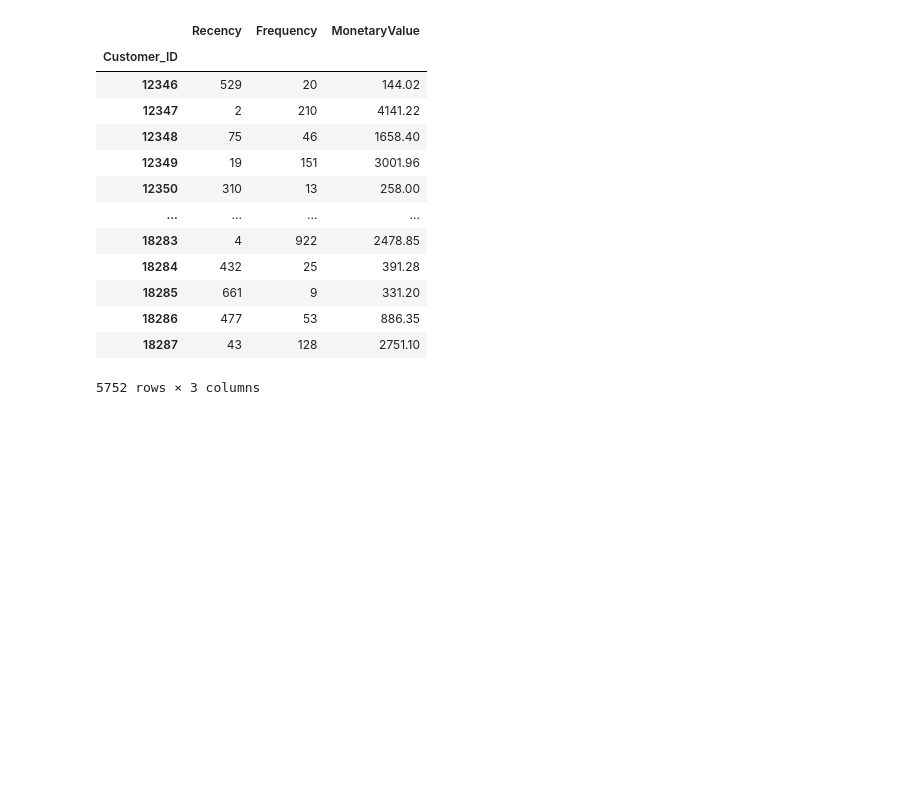
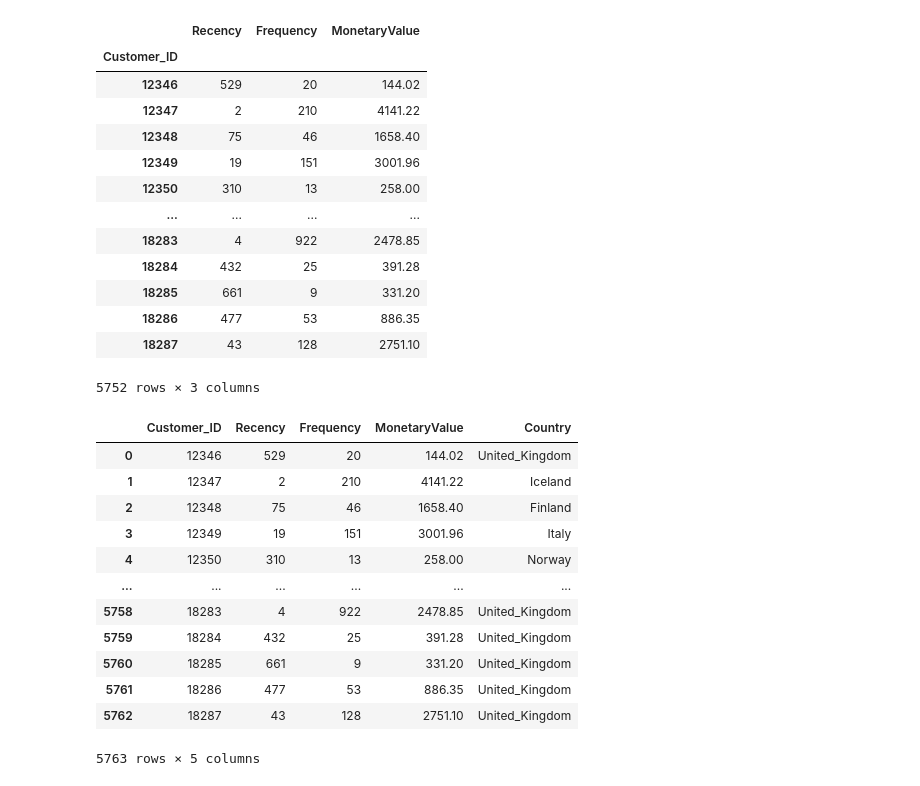
Before and after one commit to DonzerHD/Segmentation_Client, a Jupyter notebook: Notebooks/Partie_1_Segmentation_et_Visualisation/RFM.ipynb, the cells around one changed output. Drawn from its saved outputs; the diff is of its cells as text; code cells hidden in the pictures; blank space fills up the shorter version.

```diff
--- a/Notebooks/Partie_1_Segmentation_et_Visualisation/RFM.ipynb
+++ b/Notebooks/Partie_1_Segmentation_et_Visualisation/RFM.ipynb
@@ -80,6 +80,29 @@ rfm
 | 18286 | 477 | 53 | 886.35 |
 | 18287 | 43 | 128 | 2751.10 |
 5752 rows × 3 columns
+# %%
+# ajoute les country pour chaque customer_id
+df_country = df[['Customer_ID', 'Country']].drop_duplicates()
+
+# Merge the two dataframes
+rfm = pd.merge(rfm, df_country, on='Customer_ID')
+
+# Display the first few rows of the data
+rfm
+# %% [output]
+|  | Customer_ID | Recency | Frequency | MonetaryValue | Country |
+| 0 | 12346 | 529 | 20 | 144.02 | United_Kingdom |
+| 1 | 12347 | 2 | 210 | 4141.22 | Iceland |
+| 2 | 12348 | 75 | 46 | 1658.40 | Finland |
+| 3 | 12349 | 19 | 151 | 3001.96 | Italy |
+| 4 | 12350 | 310 | 13 | 258.00 | Norway |
+| ... | ... | ... | ... | ... | ... |
+| 5758 | 18283 | 4 | 922 | 2478.85 | United_Kingdom |
+| 5759 | 18284 | 432 | 25 | 391.28 | United_Kingdom |
+| 5760 | 18285 | 661 | 9 | 331.20 | United_Kingdom |
+| 5761 | 18286 | 477 | 53 | 886.35 | United_Kingdom |
+| 5762 | 18287 | 43 | 128 | 2751.10 | United_Kingdom |
+5763 rows × 5 columns
 # %%
 # met le rfm dans un fichier csv
 rfm.to_csv("../../data/df_rfm_model.csv" , index = 'Customer_ID')
```
Also changed, not shown: parts of 1 cell of this notebook, 3 other files.
